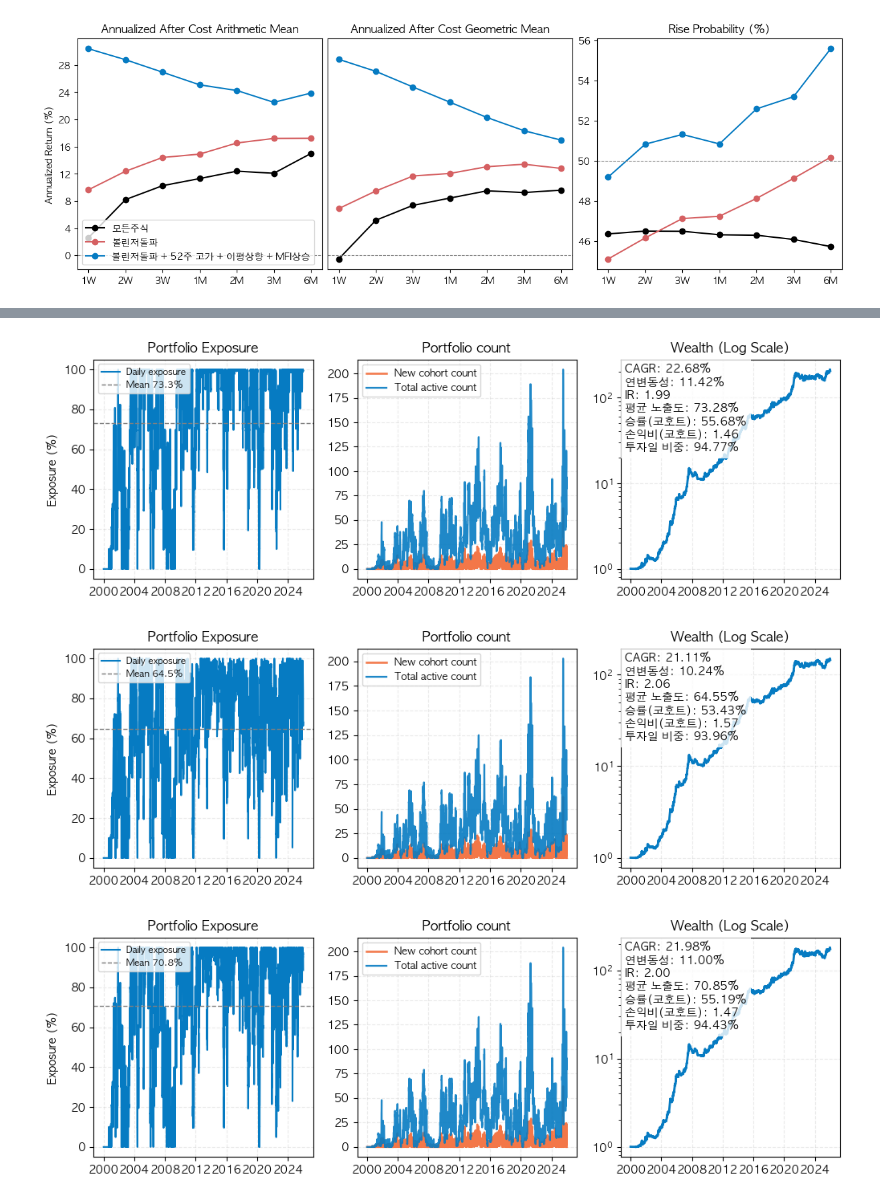
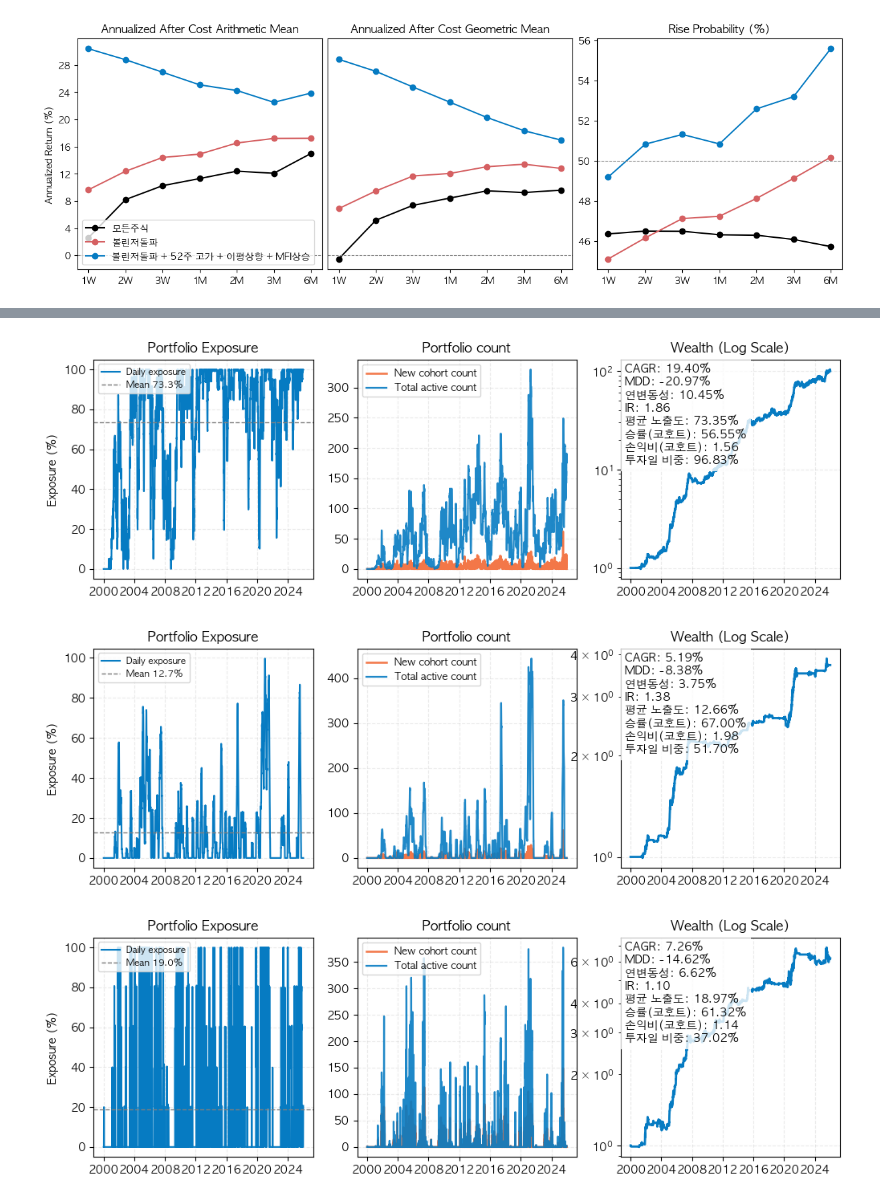
Before and after one commit to gem763/metricstudio, a Jupyter notebook: 실험 2026.03.13.ipynb, the cells around one changed output, grey strips where cells are left out. Cells and saved outputs as stored; diff of their text form; code cells hidden in the pictures.

```diff
--- a/실험 2026.03.13.ipynb
+++ b/실험 2026.03.13.ipynb
@@ -54,27 +67,27 @@ stats.plot(annualized=True)
 # %%
 simul = bt.run(
     pattern="볼린저돌파 + 52주 고가 + 이평상향 + MFI상승",
-    target_horizon=10,
+    target_horizon=20,
     trade_price_mode='당일종가'
 )
 simul.plot()
 # %% [output]
-[figure, old version]
+[figure, new version]
 # %%
 simul = bt.run(
     pattern="볼린저돌파 + 52주 고가 + 이평상향 + MFI상승",
-    target_horizon=10,
+    target_horizon=40,
     trade_price_mode='당일종가'
 )
 simul.plot()
 # %% [output]
-[figure, old version]
+[figure, new version]
 # %%
 simul = bt.run(
-    pattern="볼린저돌파 + 52주 고가 + 이평상향 + MFI상승",
-    target_horizon=10,
+    pattern="볼린저돌파 + 52주 고가 | 볼린저돌파 + 52주 고가 + 이평상향 + MFI상승 | 볼린저돌파 + 52주 고가 + 이평상향 + MFI상승 + 대형주",
+    target_horizon=5,
     trade_price_mode='당일종가'
 )
 simul.plot()
 # %% [output]
-[figure, old version]
+[figure, new version]
```
Also changed, not shown: parts of 6 cells of this notebook, 8 other files.
